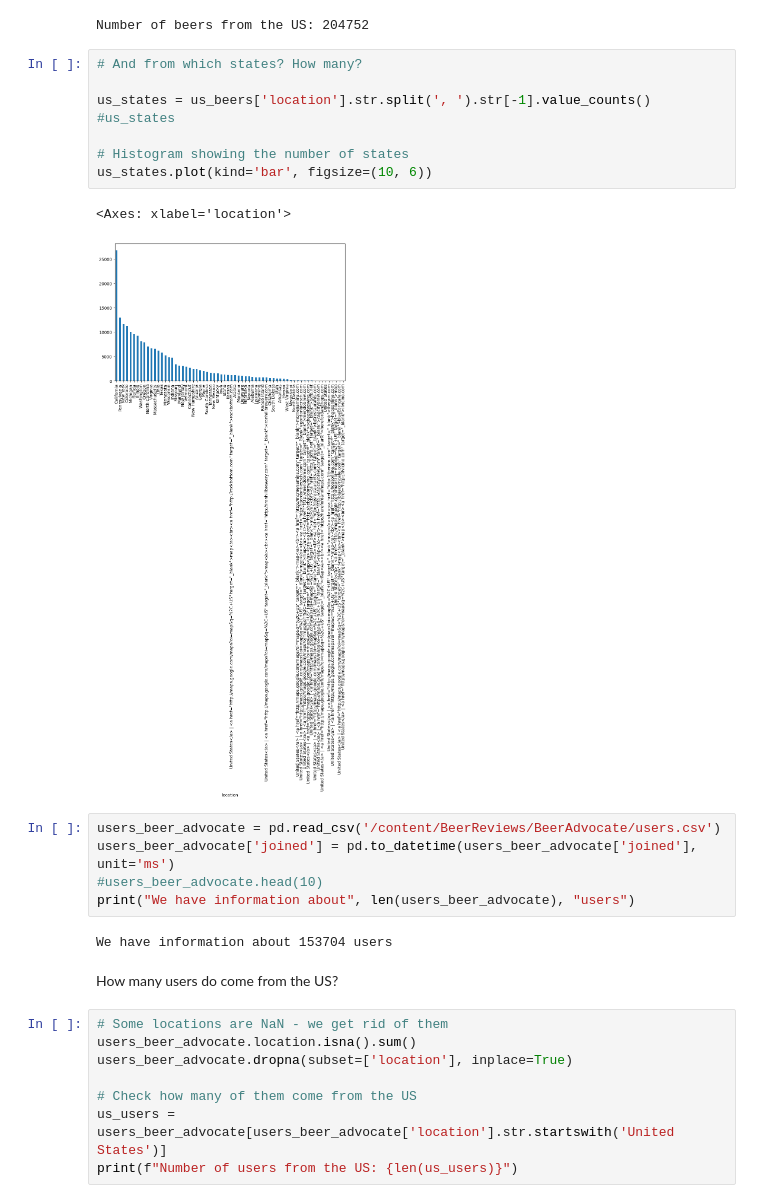
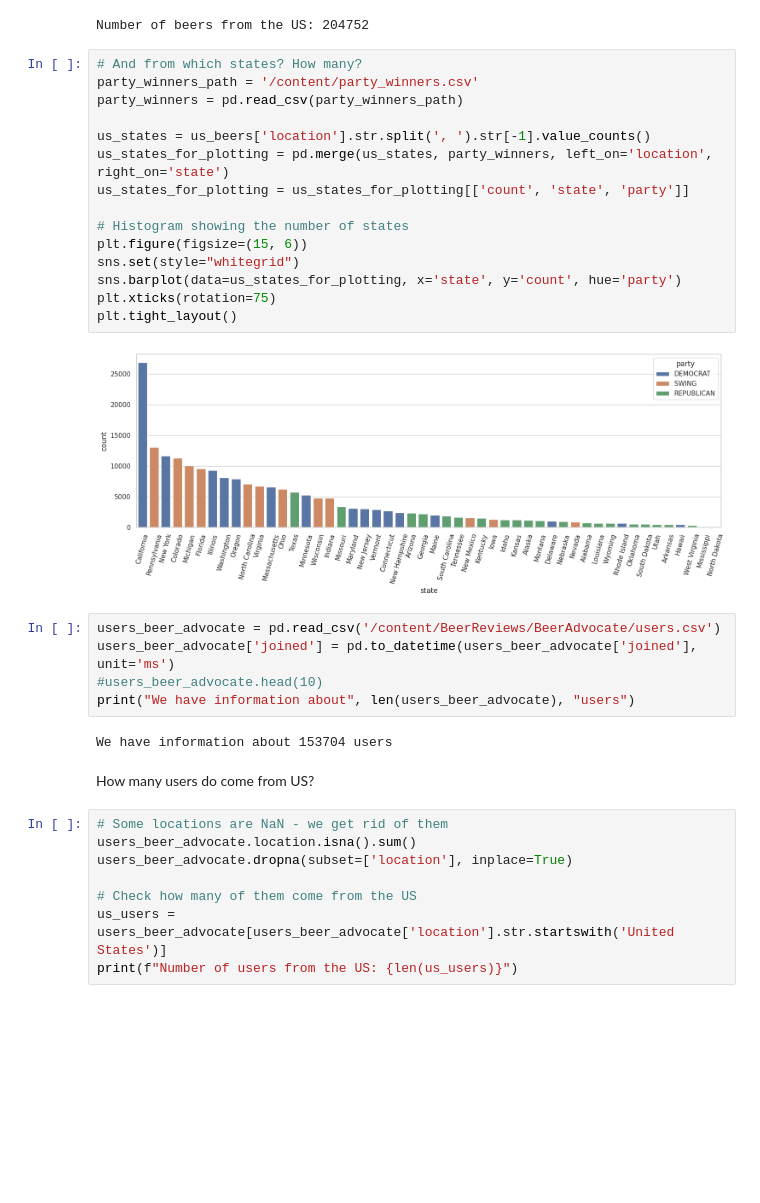
Before and after one commit to epfl-ada/ada-2024-project-adavengers, a Jupyter notebook: ADA_dataset.ipynb, the cells around one changed output. Saved outputs shown, nothing was run; the diff lists cells and outputs as text; blank space fills up the shorter version.

Commit message:
Small merge with politics data.

```diff
--- a/ADA_dataset.ipynb
+++ b/ADA_dataset.ipynb
@@ -89,15 +83,21 @@ print(f"Number of beers from the US: {len(us_beers)}")
 Number of beers from the US: 204752
 # %%
 # And from which states? How many?
+party_winners_path = '/content/party_winners.csv'
+party_winners = pd.read_csv(party_winners_path)
 
 us_states = us_beers['location'].str.split(', ').str[-1].value_counts()
-#us_states
+us_states_for_plotting = pd.merge(us_states, party_winners, left_on='location', right_on='state')
+us_states_for_plotting = us_states_for_plotting[['count', 'state', 'party']]
 
 # Histogram showing the number of states
-us_states.plot(kind='bar', figsize=(10, 6))
+plt.figure(figsize=(15, 6))
+sns.set(style="whitegrid")
+sns.barplot(data=us_states_for_plotting, x='state', y='count', hue='party')
+plt.xticks(rotation=75)
+plt.tight_layout()
 # %% [output]
-<Axes: xlabel='location'>
-[figure, old version]
+[figure, new version]
 # %%
 users_beer_advocate = pd.read_csv('/content/BeerReviews/BeerAdvocate/users.csv')
 users_beer_advocate['joined'] = pd.to_datetime(users_beer_advocate['joined'], unit='ms')
@@ -106,7 +106,7 @@ print("We have information about", len(users_beer_advocate), "users")
 # %% [output]
 We have information about 153704 users
 # %% [markdown]
-How many users do come from the US?
+How many users do come from US?
 # %%
 # Some locations are NaN - we get rid of them
 users_beer_advocate.location.isna().sum()
```
Also changed, not shown: parts of 33 cells of this notebook, 3 other files.
